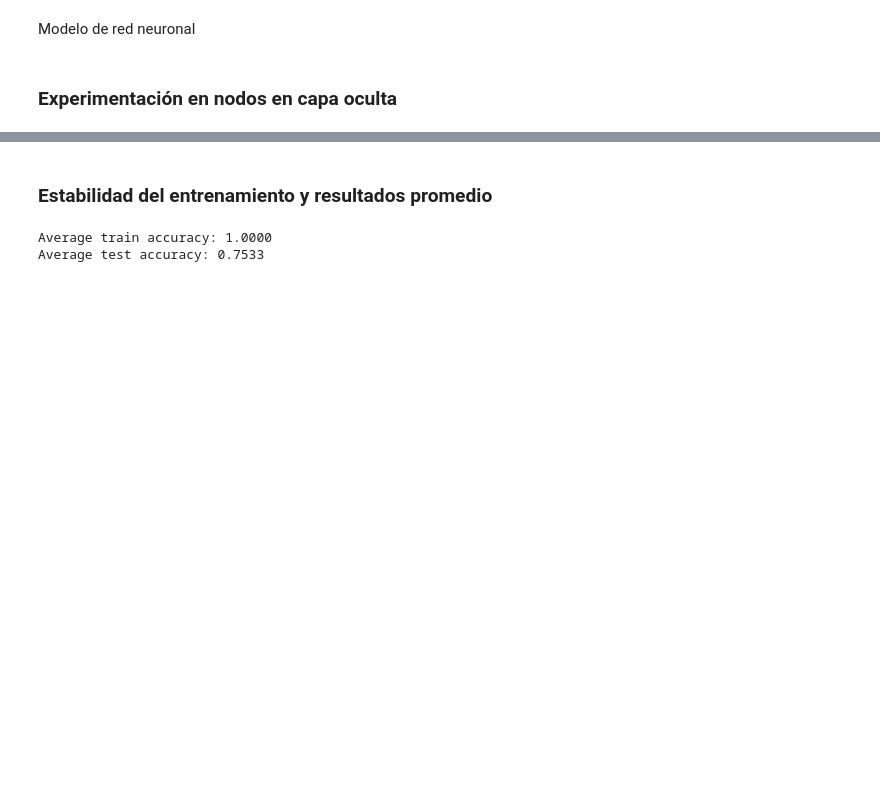
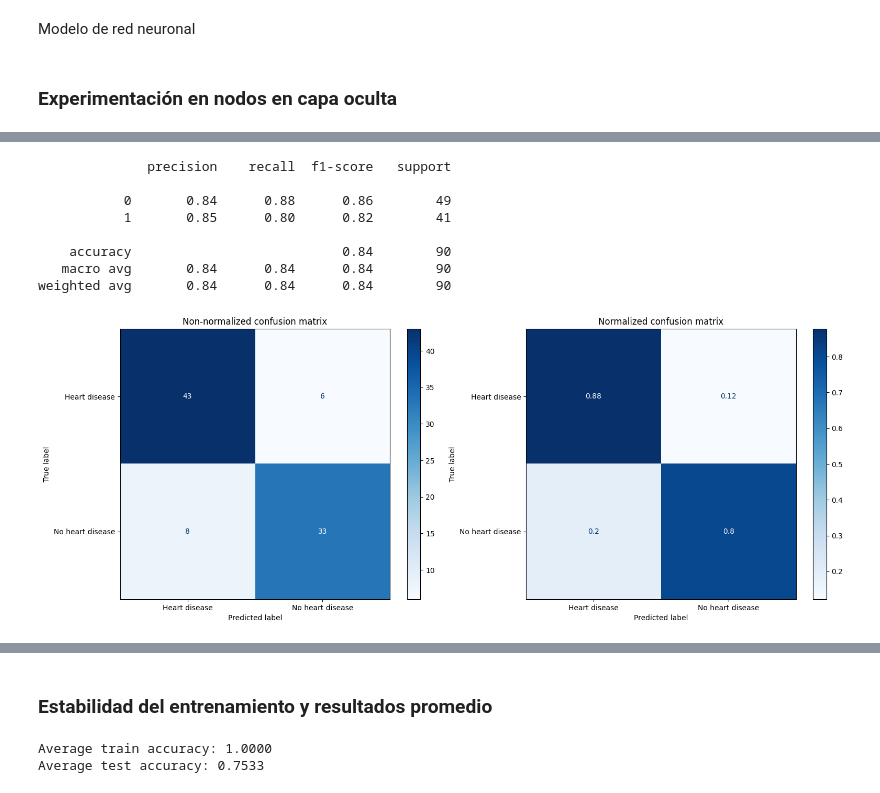
Before and after one commit to ceasoto/MLA_Clase01, a Jupyter notebook: Tarea_1_MLA.ipynb, the cells around one changed output, grey strips where cells are left out. Saved outputs shown, nothing was run; the diff lists cells and outputs as text; code cells hidden in the pictures; blank space fills up the shorter version.

```diff
--- a/Tarea_1_MLA.ipynb
+++ b/Tarea_1_MLA.ipynb
@@ -195,3 +197,18 @@ X_test_scaled = np.asarray(X_test_scaled).astype(np.float32)
+# %%
+def custom_confusion_matrix(y_test, y_pred, display_labels):
+  cm = confusion_matrix(y_test, y_pred)
+  cm_norm = confusion_matrix(y_test, y_pred, normalize = 'true')
+
+  fig, ax = plt.subplots(1, 2, figsize=(16, 6))
+  disp = ConfusionMatrixDisplay(confusion_matrix=cm, display_labels=display_labels)
+  disp.plot(cmap=plt.cm.Blues, ax = ax[0])
+
+  disp = ConfusionMatrixDisplay(confusion_matrix=cm_norm, display_labels=display_labels)
+  disp.plot(cmap=plt.cm.Blues, ax = ax[1])
+
+  ax[0].set_title("Non-normalized confusion matrix")
+  ax[1].set_title("Normalized confusion matrix")
+  plt.tight_layout()
 # %% [markdown]
 Hiper-parámetros iniciales
 # %%
@@ -309,0 +347,5 @@ Test accuracy: 0.8444444537162781
+# %%
+test_predictions = (model.predict(X_test_scaled, verbose = 0) > 0.5).astype(int)
+custom_confusion_matrix(y_test, test_predictions, ['Heart disease', 'No heart disease'])
+print(classification_report(y_test, test_predictions))
+# %% [output]
@@ -309,0 +353,9 @@ Test accuracy: 0.8444444537162781
+              precision    recall  f1-score   support
+
+           0       0.84      0.88      0.86        49
+           1       0.85      0.80      0.82        41
+
+    accuracy                           0.84        90
+   macro avg       0.84      0.84      0.84        90
+weighted avg       0.84      0.84      0.84        90
+[figure, added]
```
Also changed, not shown: parts of 17 cells of this notebook.
